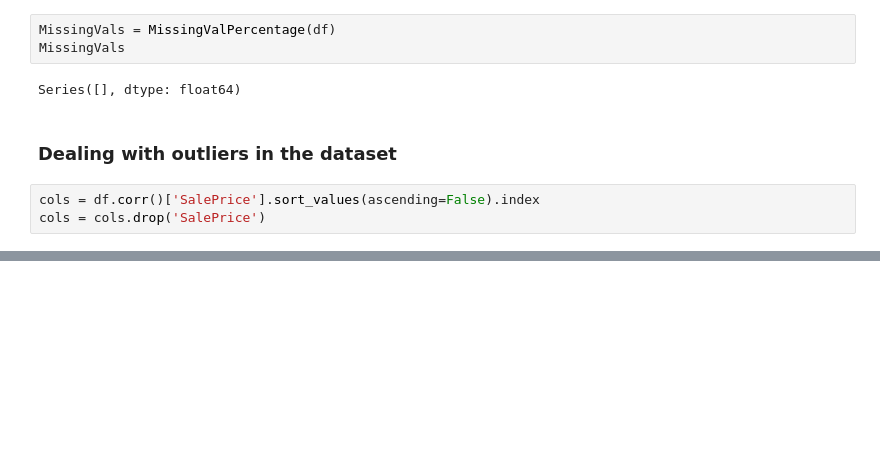
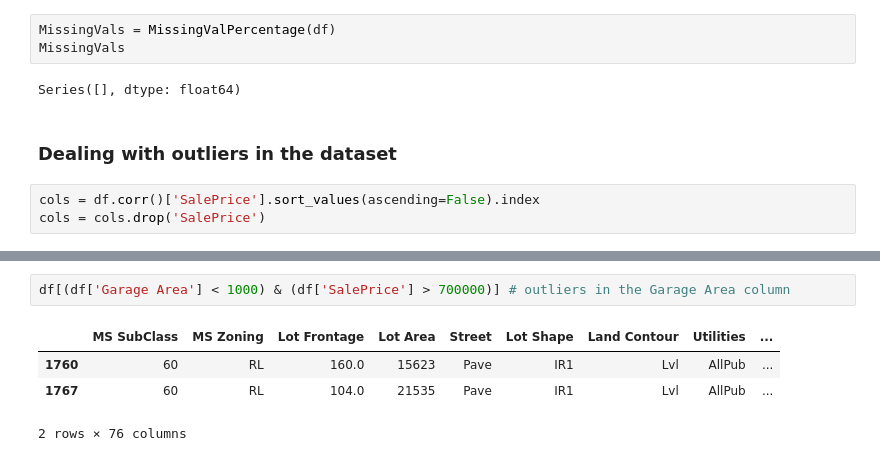
Before and after one commit to Sparsh-mahajan/House-Price-Prediction, a Jupyter notebook: data_cleaning.ipynb, the cells around one changed output, grey strips where cells are left out. Saved outputs shown, nothing was run; the diff lists cells and outputs as text; blank space fills up the shorter version.

```diff
--- a/data_cleaning.ipynb
+++ b/data_cleaning.ipynb
@@ -292,0 +267,7 @@ Q1 :  876.5 , Q3 :  1383.0
+# %%
+df[(df['Garage Area'] < 1000) & (df['SalePrice'] > 700000)] # outliers in the Garage Area column
+# %% [output]
+|  | MS SubClass | MS Zoning | Lot Frontage | Lot Area | Street | Lot Shape | Land Contour | Utilities | ... |
+| 1760 | 60 | RL | 160.0 | 15623 | Pave | IR1 | Lvl | AllPub | ... |
+| 1767 | 60 | RL | 104.0 | 21535 | Pave | IR1 | Lvl | AllPub | ... |
+2 rows × 76 columns
```
Also changed, not shown: parts of 11 cells of this notebook.
